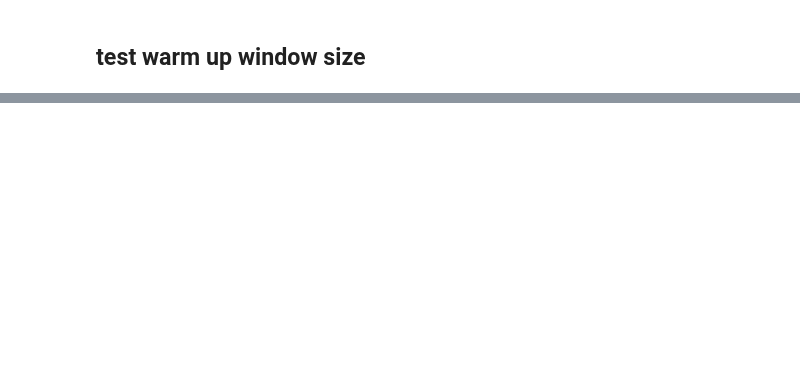
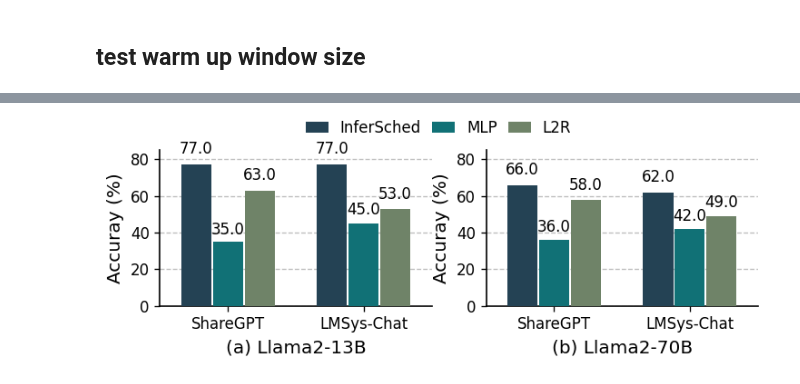
Before and after one commit to chengzhi-lu/vllm, a Jupyter notebook: examples/analysis/result_analysis/eos_prob_analysis_new.ipynb, the cells around one changed output, grey strips where cells are left out. Drawn from its saved outputs; the diff is of its cells as text; code cells hidden in the pictures; blank space fills up the shorter version.

```diff
--- a/examples/analysis/result_analysis/eos_prob_analysis_new.ipynb
+++ b/examples/analysis/result_analysis/eos_prob_analysis_new.ipynb
@@ -450,0 +404,93 @@ seq_output_len = (
+# %%
+df = pd.read_csv("/root/vllm/examples/analysis/data/eos_result/eos_prob_accuracy.csv")
+df['accuracy']=df['accuracy']*100
+df.replace({"Ours":"InferSched"},inplace=True)
+colors = ["#1C445C", "#008087", "#6D8764", "#A0522D", "#76608A"]
+self_define_palette = sns.color_palette(colors)
+ax=[]
+fig = plt.figure(figsize=(6, 2), dpi=120)
+ax.append(fig.add_subplot(121))
+ax.append(fig.add_subplot(122))
+sns.barplot(
+    df[df["model"] == "llama-13b"],
+    x="dataset",
+    y="accuracy",
+    hue="profile_method",
+    palette=self_define_palette,
+    hue_order=["InferSched", "MLP", "L2R"],
+    width=0.7,
+    dodge=True,
+    gap=0.05,
+    ax=ax[0],
+    zorder=10,
+)
+ax[0].legend().remove()
+# ax[0].legend(
+#     title="",
+#     frameon=False,
+#     ncol=5,
+#     loc=(0.5, 1),
+#     handlelength=1.0,
+#     columnspacing=0.5,
+# )
+ax[0].set_xlabel("(a) Llama2-13B", fontsize=12)
+ax[0].set_ylabel("Accuray (%)", fontsize=12)
+ax[0].grid(linestyle="--", alpha=0.8, axis="y", zorder=1)
+ax[0].spines["top"].set_visible(False)
+ax[0].spines["right"].set_visible(False)
+ax[0].spines["left"].set_color("black")
+ax[0].spines["left"].set_linewidth(1)
+ax[0].spines["bottom"].set_color("black")
+ax[0].spines["bottom"].set_linewidth(1)
+add_num_annotation(ax[0])
+sns.barplot(
+    df[df["model"] == "llama-70b"],
+    x="dataset",
+    y="accuracy",
+    hue="profile_method",
+    palette=self_define_palette,
+    hue_order=["InferSched", "MLP", "L2R"],
+    width=0.7,
+    dodge=True,
+    gap=0.05,
+    ax=ax[1],
+    zorder=10,
+)
+add_num_annotation(ax[1])
+ax[1].legend().remove()
+ax[1].set_xlabel("(b) Llama2-70B", fontsize=12)
+ax[1].set_ylabel("Accuray (%)", fontsize=12)
+
+# 设置网格线
+ax[1].grid(linestyle="--", alpha=0.8, axis="y", zorder=1)
+
+# 隐藏上、右边框
+ax[1].spines["top"].set_visible(False)
+ax[1].spines["right"].set_visible(False)
+ax[1].spines["left"].set_color("black")
+ax[1].spines["left"].set_linewidth(1)
+ax[1].spines["bottom"].set_color("black")
+ax[1].spines["bottom"].set_linewidth(1)
+
+ax[0].set_ylim(0, 85)
+ax[1].set_ylim(0, 85)
+handles, labels = ax[0].get_legend_handles_labels()
+fig.legend(
+    handles,
+    labels,
+    title="",
+    frameon=False,
+    ncol=5,
+    loc=(0.3, 0.9),
+    handlelength=1.5,
+    columnspacing=0.7,
+    fontsize=10,
+    borderaxespad=0.5,
+    borderpad=0.5,
+)
+
+plt.subplots_adjust(wspace=0.0)
+plt.tight_layout(pad=0.1, w_pad=0.1, h_pad=0.1)
+plt.savefig("accuracy.pdf",bbox_inches='tight')
+# %% [output]
+[figure, added]
```
Also changed, not shown: parts of 17 cells of this notebook, 16 other files.
